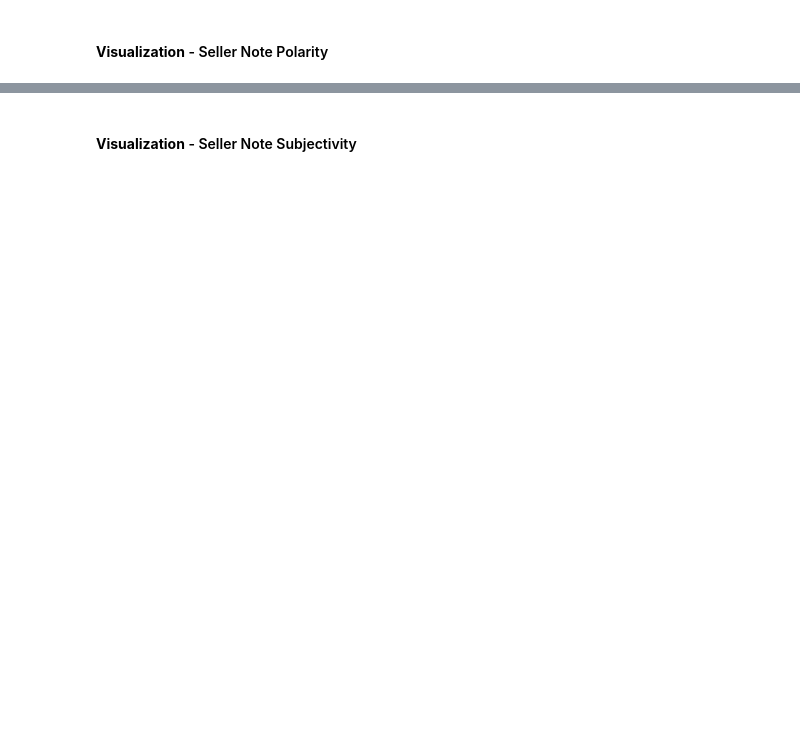
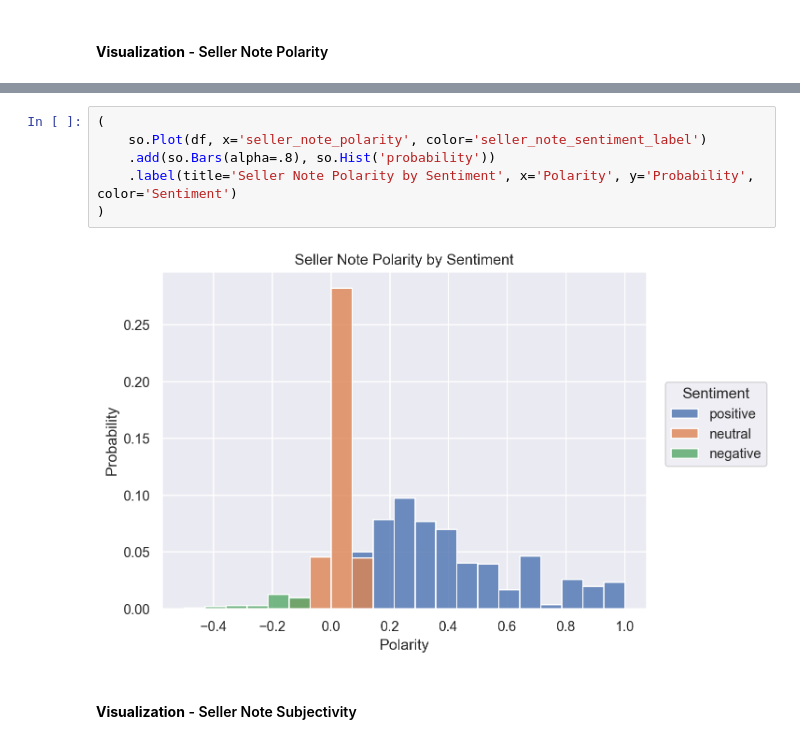
Before and after one commit to jxareas/laptop-price-catboost, a Jupyter notebook: notebooks/laptop_price_catboost.ipynb, the cells around one changed output, grey strips where cells are left out. Cells and saved outputs as stored; diff of their text form; blank space fills up the shorter version.

```diff
--- a/notebooks/laptop_price_catboost.ipynb
+++ b/notebooks/laptop_price_catboost.ipynb
@@ -253,3 +295,11 @@ df.select(
+# %%
+(
+    so.Plot(df, x='seller_note_polarity', color='seller_note_sentiment_label')
+    .add(so.Bars(alpha=.8), so.Hist('probability'))
+    .label(title='Seller Note Polarity by Sentiment', x='Polarity', y='Probability', color='Sentiment')
+)
+# %% [output]
+[figure, added]
 # %% [markdown]
 #### **Visualization** - Seller Note Subjectivity
 # %%
```
Also changed, not shown: parts of 21 cells of this notebook, 7 other files.
